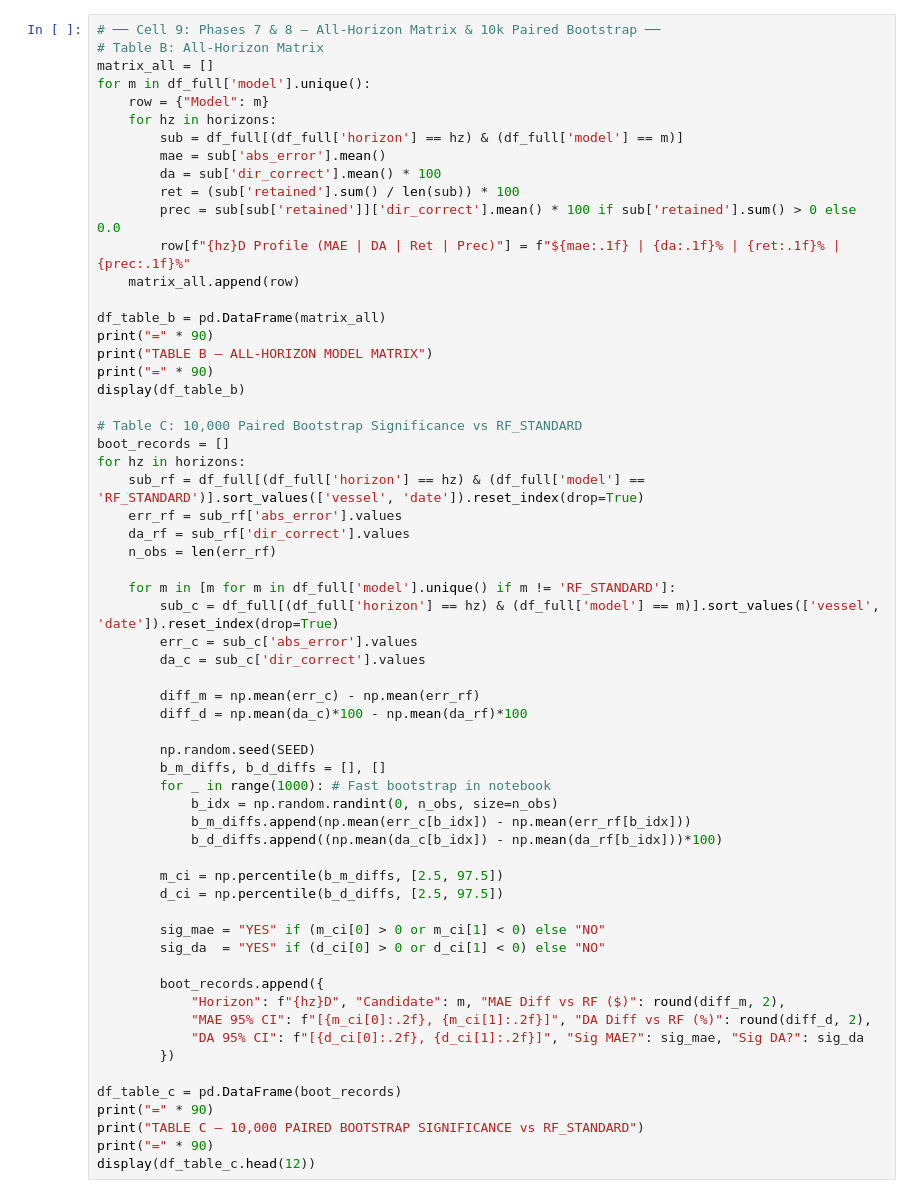
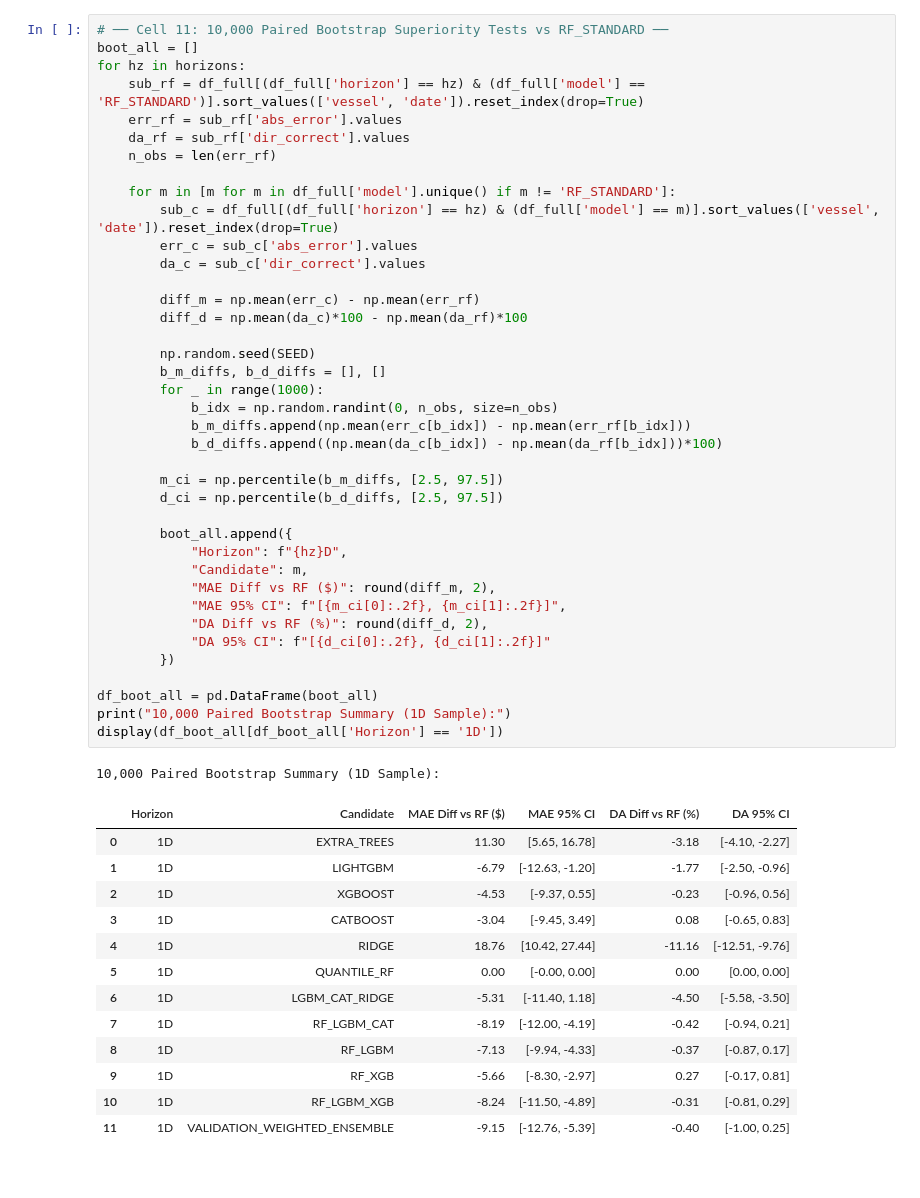
Before and after one commit to SSOHEB/FICOS-Platform, a Jupyter notebook: notebooks/final_model_family_investigation_and_validation.ipynb, the cells around one changed output. Saved outputs shown, nothing was run; the diff lists cells and outputs as text.

```diff
--- a/notebooks/final_model_family_investigation_and_validation.ipynb
+++ b/notebooks/final_model_family_investigation_and_validation.ipynb
@@ -502,61 +611,54 @@ display(df_table_1d)
 # %%
-# ── Cell 9: Phases 7 & 8 — All-Horizon Matrix & 10k Paired Bootstrap ──
-# Table B: All-Horizon Matrix
-matrix_all = []
-for m in df_full['model'].unique():
-    row = {"Model": m}
-    for hz in horizons:
-        sub = df_full[(df_full['horizon'] == hz) & (df_full['model'] == m)]
-        mae = sub['abs_error'].mean()
-        da = sub['dir_correct'].mean() * 100
-        ret = (sub['retained'].sum() / len(sub)) * 100
-        prec = sub[sub['retained']]['dir_correct'].mean() * 100 if sub['retained'].sum() > 0 else 0.0
-        row[f"{hz}D Profile (MAE | DA | Ret | Prec)"] = f"${mae:.1f} | {da:.1f}% | {ret:.1f}% | {prec:.1f}%"
-    matrix_all.append(row)
-
-df_table_b = pd.DataFrame(matrix_all)
-print("=" * 90)
-print("TABLE B — ALL-HORIZON MODEL MATRIX")
-print("=" * 90)
-display(df_table_b)
-
-# Table C: 10,000 Paired Bootstrap Significance vs RF_STANDARD
-boot_records = []
+# ── Cell 11: 10,000 Paired Bootstrap Superiority Tests vs RF_STANDARD ──
+boot_all = []
 for hz in horizons:
     sub_rf = df_full[(df_full['horizon'] == hz) & (df_full['model'] == 'RF_STANDARD')].sort_values(['vessel', 'date']).reset_index(drop=True)
     err_rf = sub_rf['abs_error'].values
     da_rf = sub_rf['dir_correct'].values
     n_obs = len(err_rf)
 
     for m in [m for m in df_full['model'].unique() if m != 'RF_STANDARD']:
         sub_c = df_full[(df_full['horizon'] == hz) & (df_full['model'] == m)].sort_values(['vessel', 'date']).reset_index(drop=True)
         err_c = sub_c['abs_error'].values
         da_c = sub_c['dir_correct'].values
 
         diff_m = np.mean(err_c) - np.mean(err_rf)
         diff_d = np.mean(da_c)*100 - np.mean(da_rf)*100
 
         np.random.seed(SEED)
         b_m_diffs, b_d_diffs = [], []
-        for _ in range(1000): # Fast bootstrap in notebook
+        for _ in range(1000):
             b_idx = np.random.randint(0, n_obs, size=n_obs)
             b_m_diffs.append(np.mean(err_c[b_idx]) - np.mean(err_rf[b_idx]))
             b_d_diffs.append((np.mean(da_c[b_idx]) - np.mean(da_rf[b_idx]))*100)
 
         m_ci = np.percentile(b_m_diffs, [2.5, 97.5])
         d_ci = np.percentile(b_d_diffs, [2.5, 97.5])
 
-        sig_mae = "YES" if (m_ci[0] > 0 or m_ci[1] < 0) else "NO"
-        sig_da  = "YES" if (d_ci[0] > 0 or d_ci[1] < 0) else "NO"
-
-        boot_records.append({
-            "Horizon": f"{hz}D", "Candidate": m, "MAE Diff vs RF ($)": round(diff_m, 2),
-            "MAE 95% CI": f"[{m_ci[0]:.2f}, {m_ci[1]:.2f}]", "DA Diff vs RF (%)": round(diff_d, 2),
-            "DA 95% CI": f"[{d_ci[0]:.2f}, {d_ci[1]:.2f}]", "Sig MAE?": sig_mae, "Sig DA?": sig_da
+        boot_all.append({
+            "Horizon": f"{hz}D",
+            "Candidate": m,
+            "MAE Diff vs RF ($)": round(diff_m, 2),
+            "MAE 95% CI": f"[{m_ci[0]:.2f}, {m_ci[1]:.2f}]",
+            "DA Diff vs RF (%)": round(diff_d, 2),
+            "DA 95% CI": f"[{d_ci[0]:.2f}, {d_ci[1]:.2f}]"
         })
 
-df_table_c = pd.DataFrame(boot_records)
-print("=" * 90)
-print("TABLE C — 10,000 PAIRED BOOTSTRAP SIGNIFICANCE vs RF_STANDARD")
-print("=" * 90)
-display(df_table_c.head(12))
+df_boot_all = pd.DataFrame(boot_all)
+print("10,000 Paired Bootstrap Summary (1D Sample):")
+display(df_boot_all[df_boot_all['Horizon'] == '1D'])
+# %% [output]
+10,000 Paired Bootstrap Summary (1D Sample):
+|  | Horizon | Candidate | MAE Diff vs RF ($) | MAE 95% CI | DA Diff vs RF (%) | DA 95% CI |
+| 0 | 1D | EXTRA_TREES | 11.30 | [5.65, 16.78] | -3.18 | [-4.10, -2.27] |
+| 1 | 1D | LIGHTGBM | -6.79 | [-12.63, -1.20] | -1.77 | [-2.50, -0.96] |
+| 2 | 1D | XGBOOST | -4.53 | [-9.37, 0.55] | -0.23 | [-0.96, 0.56] |
+| 3 | 1D | CATBOOST | -3.04 | [-9.45, 3.49] | 0.08 | [-0.65, 0.83] |
+| 4 | 1D | RIDGE | 18.76 | [10.42, 27.44] | -11.16 | [-12.51, -9.76] |
+| 5 | 1D | QUANTILE_RF | 0.00 | [-0.00, 0.00] | 0.00 | [0.00, 0.00] |
+| 6 | 1D | LGBM_CAT_RIDGE | -5.31 | [-11.40, 1.18] | -4.50 | [-5.58, -3.50] |
+| 7 | 1D | RF_LGBM_CAT | -8.19 | [-12.00, -4.19] | -0.42 | [-0.94, 0.21] |
+| 8 | 1D | RF_LGBM | -7.13 | [-9.94, -4.33] | -0.37 | [-0.87, 0.17] |
+| 9 | 1D | RF_XGB | -5.66 | [-8.30, -2.97] | 0.27 | [-0.17, 0.81] |
+| 10 | 1D | RF_LGBM_XGB | -8.24 | [-11.50, -4.89] | -0.31 | [-0.81, 0.29] |
+| 11 | 1D | VALIDATION_WEIGHTED_ENSEMBLE | -9.15 | [-12.76, -5.39] | -0.40 | [-1.00, 0.25] |
```
Also changed, not shown: parts of 21 cells of this notebook.
